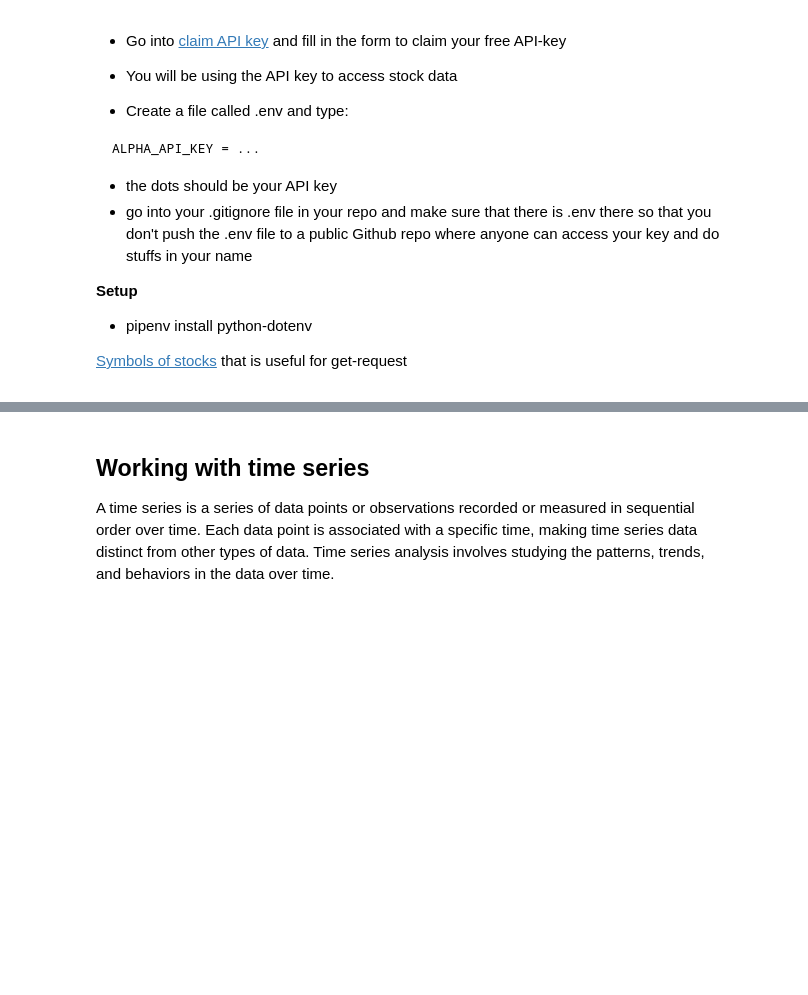
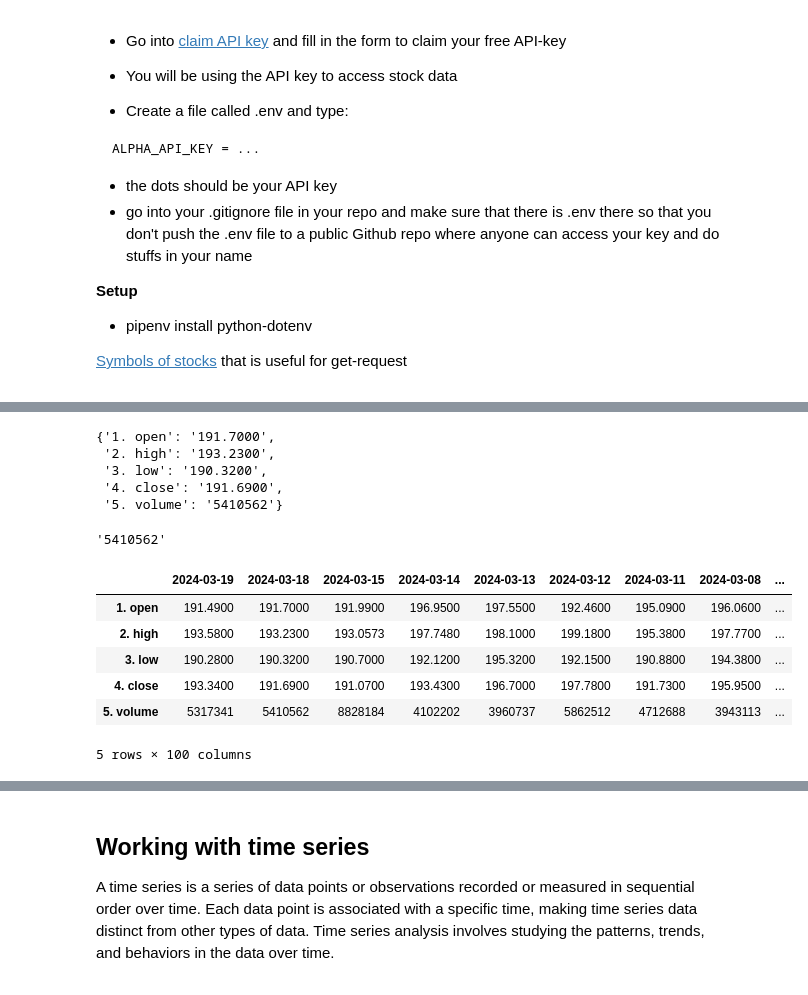
Before and after one commit to saraonsala/Python-Sara-Mellgren-OOPA23, a Jupyter notebook: code_alongs/Lec2.4_API (1).ipynb, the cells around one changed output, grey strips where cells are left out. Cells and saved outputs as stored; diff of their text form; code cells hidden in the pictures; blank space fills up the shorter version.

```diff
--- a/code_alongs/Lec2.4_API (1).ipynb
+++ b/code_alongs/Lec2.4_API (1).ipynb
@@ -81,0 +108,22 @@ KeyError: 'Time Series (Daily)'
+# %%
+data["Time Series (Daily)"]["2024-03-18"]
+# %% [output]
+{'1. open': '191.7000',
+ '2. high': '193.2300',
+ '3. low': '190.3200',
+ '4. close': '191.6900',
+ '5. volume': '5410562'}
+# %%
+data["Time Series (Daily)"]["2024-03-18"]["5. volume"]
+# %% [output]
+'5410562'
+# %%
+pd.DataFrame(data["Time Series (Daily)"])
+# %% [output]
+|  | 2024-03-19 | 2024-03-18 | 2024-03-15 | 2024-03-14 | 2024-03-13 | 2024-03-12 | 2024-03-11 | 2024-03-08 | ... |
+| 1. open | 191.4900 | 191.7000 | 191.9900 | 196.9500 | 197.5500 | 192.4600 | 195.0900 | 196.0600 | ... |
+| 2. high | 193.5800 | 193.2300 | 193.0573 | 197.7480 | 198.1000 | 199.1800 | 195.3800 | 197.7700 | ... |
+| 3. low | 190.2800 | 190.3200 | 190.7000 | 192.1200 | 195.3200 | 192.1500 | 190.8800 | 194.3800 | ... |
+| 4. close | 193.3400 | 191.6900 | 191.0700 | 193.4300 | 196.7000 | 197.7800 | 191.7300 | 195.9500 | ... |
+| 5. volume | 5317341 | 5410562 | 8828184 | 4102202 | 3960737 | 5862512 | 4712688 | 3943113 | ... |
+5 rows × 100 columns
```
Also changed, not shown: parts of 9 cells of this notebook, 2 other files.
